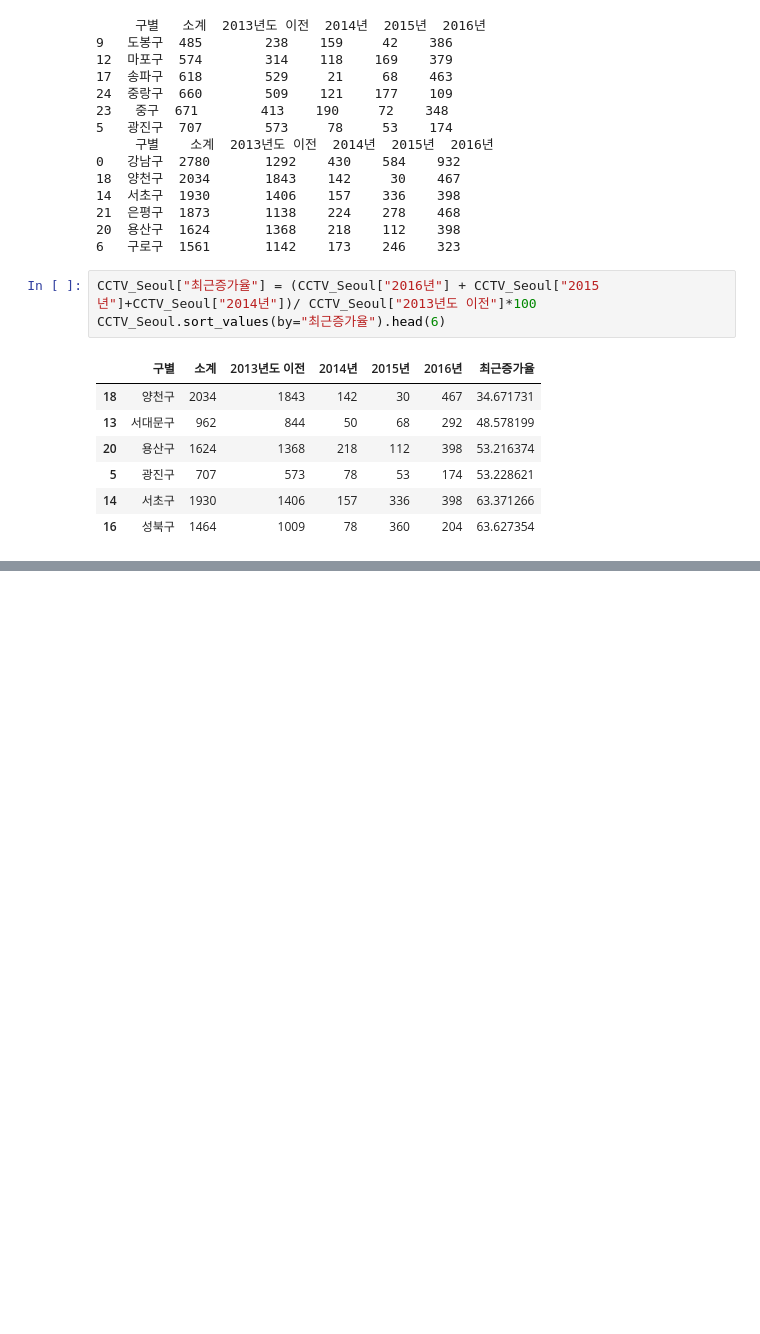
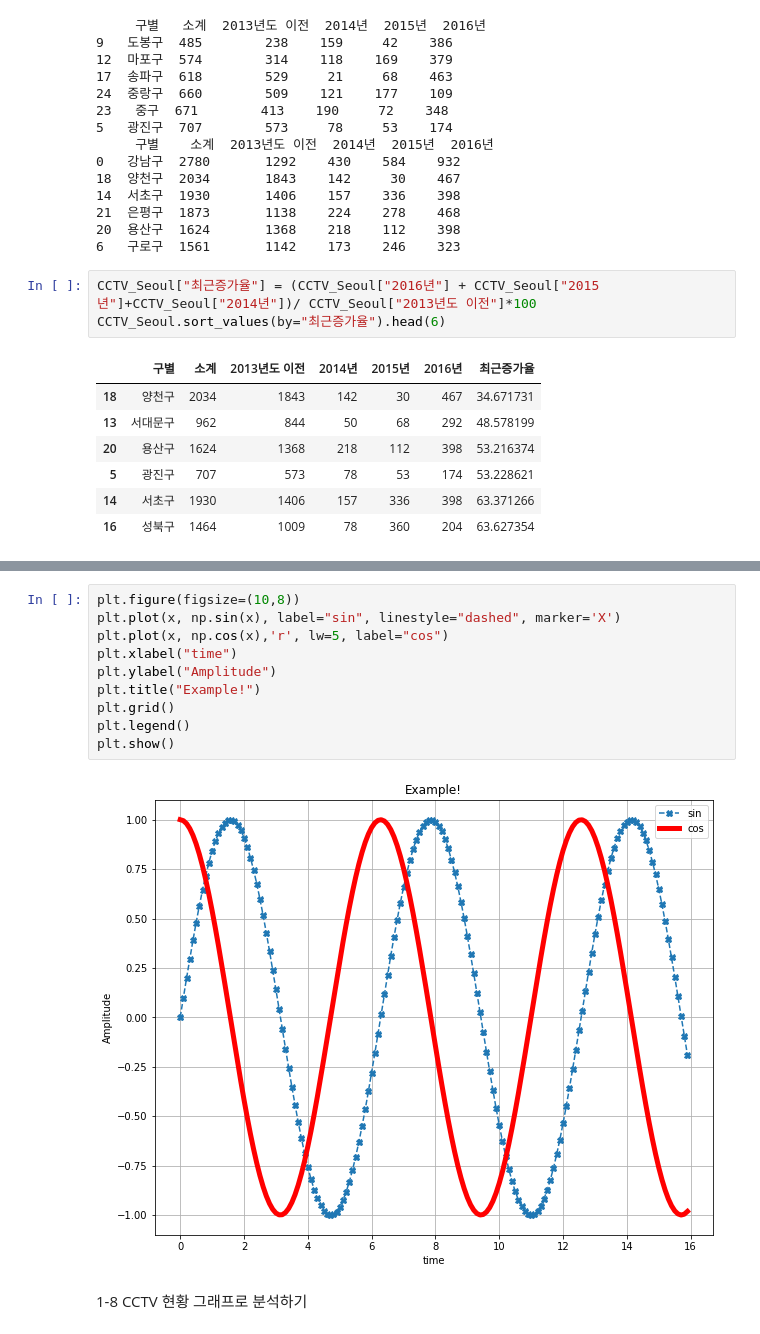
Before and after one commit to mike2ox/databreak-python-basic, a Jupyter notebook: data_science_by_python_01.ipynb, the cells around one changed output, grey strips where cells are left out. Drawn from its saved outputs; the diff is of its cells as text; blank space fills up the shorter version.

```diff
--- a/data_science_by_python_01.ipynb
+++ b/data_science_by_python_01.ipynb
@@ -183,0 +301,14 @@ CCTV_Seoul.sort_values(by="최근증가율").head(6)
+# %%
+plt.figure(figsize=(10,8))
+plt.plot(x, np.sin(x), label="sin", linestyle="dashed", marker='X')
+plt.plot(x, np.cos(x),'r', lw=5, label="cos")
+plt.xlabel("time")
+plt.ylabel("Amplitude")
+plt.title("Example!")
+plt.grid()
+plt.legend()
+plt.show()
+# %% [output]
+[figure, added]
+# %% [markdown]
+1-8 CCTV 현황 그래프로 분석하기
```
Also changed, not shown: parts of 30 cells of this notebook.
